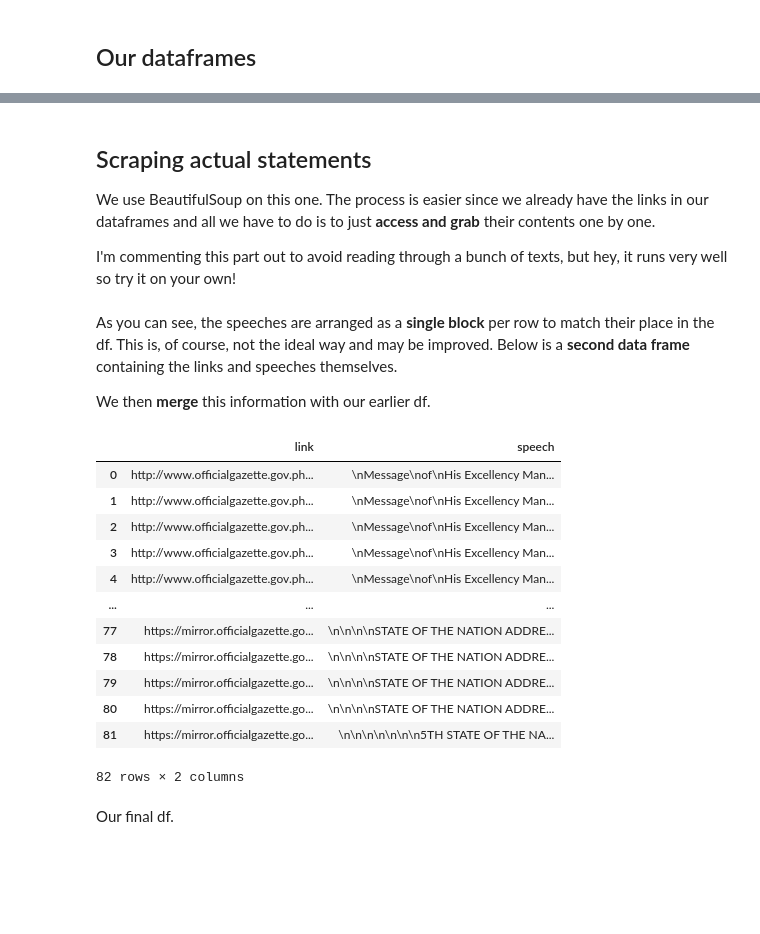
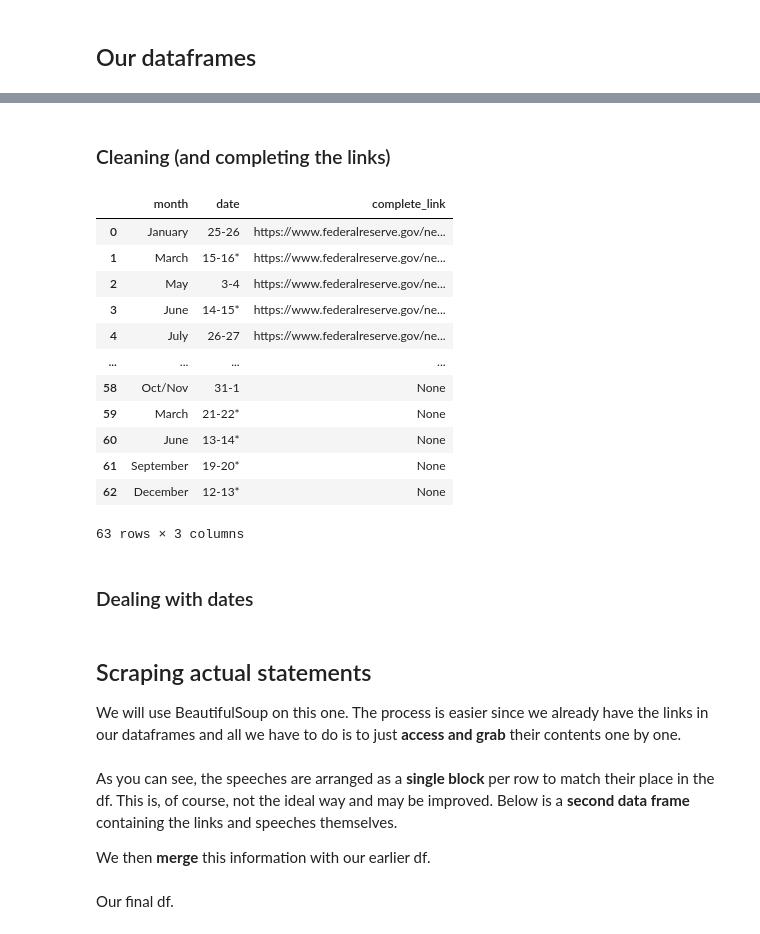
Before and after one commit to pmagtulis/fed-statement-scraper, a Jupyter notebook: fed-scraper.ipynb, the cells around one changed output, grey strips where cells are left out. Drawn from its saved outputs; the diff is of its cells as text; code cells hidden in the pictures; blank space fills up the shorter version.

```diff
--- a/fed-scraper.ipynb
+++ b/fed-scraper.ipynb
@@ -153,7 +161,34 @@ df= pd.concat([df1, df2], ignore_index=True)
+# %% [markdown]
+### Cleaning (and completing the links)
+# %%
+df['complete_link'] = 'https://www.federalreserve.gov' + df['link'].astype(str) #This creates a new column
+
+df = df.drop('link', axis=1) #This drops the link column once the new one is created
+
+df.complete_link = df.complete_link.str.replace('https://www.federalreserve.govNone', 'None', regex=False)
+#This replaces those without links in the new column with the word "None"
+
+df.rename(columns={"complete_link": "links"}) #This is just to rename the new column to 'links' again
+
+df
+# %% [output]
+|  | month | date | complete_link |
+| 0 | January | 25-26 | https://www.federalreserve.gov/ne... |
+| 1 | March | 15-16* | https://www.federalreserve.gov/ne... |
+| 2 | May | 3-4 | https://www.federalreserve.gov/ne... |
+| 3 | June | 14-15* | https://www.federalreserve.gov/ne... |
+| 4 | July | 26-27 | https://www.federalreserve.gov/ne... |
+| ... | ... | ... | ... |
+| 58 | Oct/Nov | 31-1 | None |
+| 59 | March | 21-22* | None |
+| 60 | June | 13-14* | None |
+| 61 | September | 19-20* | None |
+| 62 | December | 12-13* | None |
+63 rows × 3 columns
+# %% [markdown]
+### Dealing with dates
 # %% [markdown]
 ## Scraping actual statements
 
-We use BeautifulSoup on this one. The process is easier since we already have the links in our dataframes and all we have to do is to just **access and grab** their contents one by one.
-
-I'm commenting this part out to avoid reading through a bunch of texts, but hey, it runs very well so try it on your own!
+We will use BeautifulSoup on this one. The process is easier since we already have the links in our dataframes and all we have to do is to just **access and grab** their contents one by one.
 # %%
@@ -173,22 +206,8 @@ As you can see, the speeches are arranged as a **single block** per row to match
 
 We then **merge** this information with our earlier df.
 # %%
-df3=pd.DataFrame(statements)
-df3
+# df3=pd.DataFrame(statements)
+# df3
-# %% [output]
-|  | link | speech |
-| 0 | http://www.officialgazette.gov.ph... | \nMessage\nof\nHis Excellency Man... |
-| 1 | http://www.officialgazette.gov.ph... | \nMessage\nof\nHis Excellency Man... |
-| 2 | http://www.officialgazette.gov.ph... | \nMessage\nof\nHis Excellency Man... |
-| 3 | http://www.officialgazette.gov.ph... | \nMessage\nof\nHis Excellency Man... |
-| 4 | http://www.officialgazette.gov.ph... | \nMessage\nof\nHis Excellency Man... |
-| ... | ... | ... |
-| 77 | https://mirror.officialgazette.go... | \n\n\n\nSTATE OF THE NATION ADDRE... |
-| 78 | https://mirror.officialgazette.go... | \n\n\n\nSTATE OF THE NATION ADDRE... |
-| 79 | https://mirror.officialgazette.go... | \n\n\n\nSTATE OF THE NATION ADDRE... |
-| 80 | https://mirror.officialgazette.go... | \n\n\n\nSTATE OF THE NATION ADDRE... |
-| 81 | https://mirror.officialgazette.go... | \n\n\n\n\n\n\n5TH STATE OF THE NA... |
-82 rows × 2 columns
 # %% [markdown]
 Our final df.
 # %%
```
Also changed, not shown: parts of 19 cells of this notebook.
